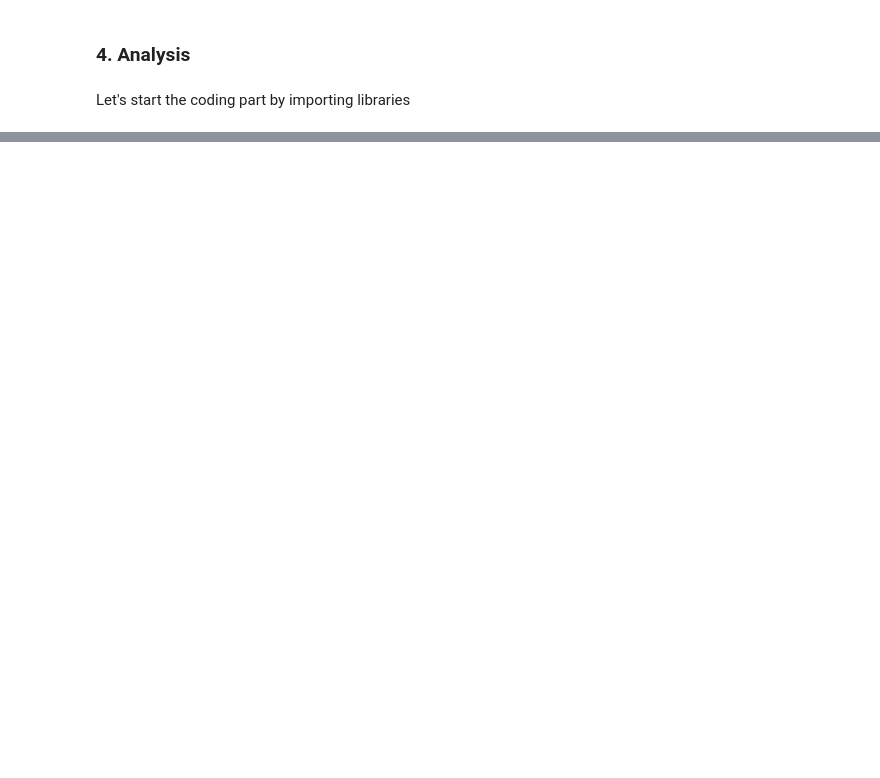
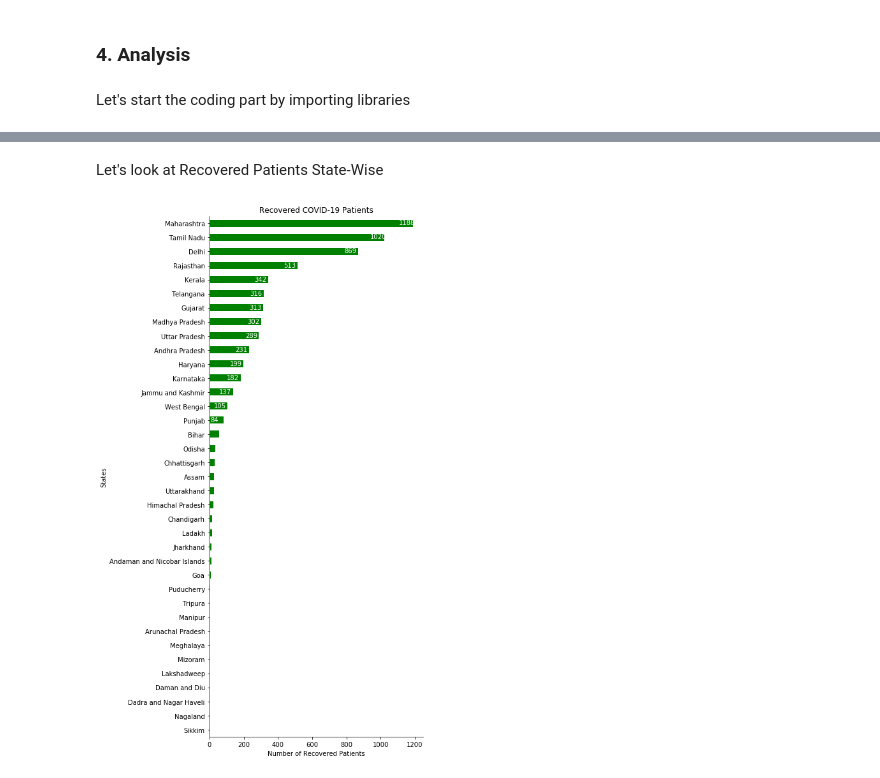
Before and after one commit to Manik-Kapil/Coursera_Capstone, a Jupyter notebook: Applied Data Science Coursera Capstone.ipynb, the cells around one changed output, grey strips where cells are left out. Cells and saved outputs as stored; diff of their text form; code cells hidden in the pictures; blank space fills up the shorter version.

```diff
--- a/Applied Data Science Coursera Capstone.ipynb
+++ b/Applied Data Science Coursera Capstone.ipynb
@@ -64,0 +147,17 @@ SyntaxError: invalid syntax (<ipython-input-33-92782de85b29>, line 1)
+# %% [markdown]
+<p> Let's look at Recovered Patients State-Wise </P
+# %%
+state_wise_df.sort_values(by='Recovered', ascending = True, inplace = True)
+ax1 = state_wise_df['Recovered'].plot(kind ='barh', figsize = (6,15), color = 'g')
+ax1.set_title('Recovered COVID-19 Patients')
+ax1.set_yticklabels(state_wise_df.State)
+ax1.set_ylabel('States')
+ax1.set_xlabel('Number of Recovered Patients')
+
+for index, val in enumerate(state_wise_df['Recovered']):
+    plt.annotate(val, xy=(val-80, index-0.1), color = 'white')
+
+plt.gca().spines['top'].set_visible(False)
+plt.gca().spines['right'].set_visible(False)
+# %% [output]
+[figure, added]
```
Also changed, not shown: parts of 78 cells of this notebook.
